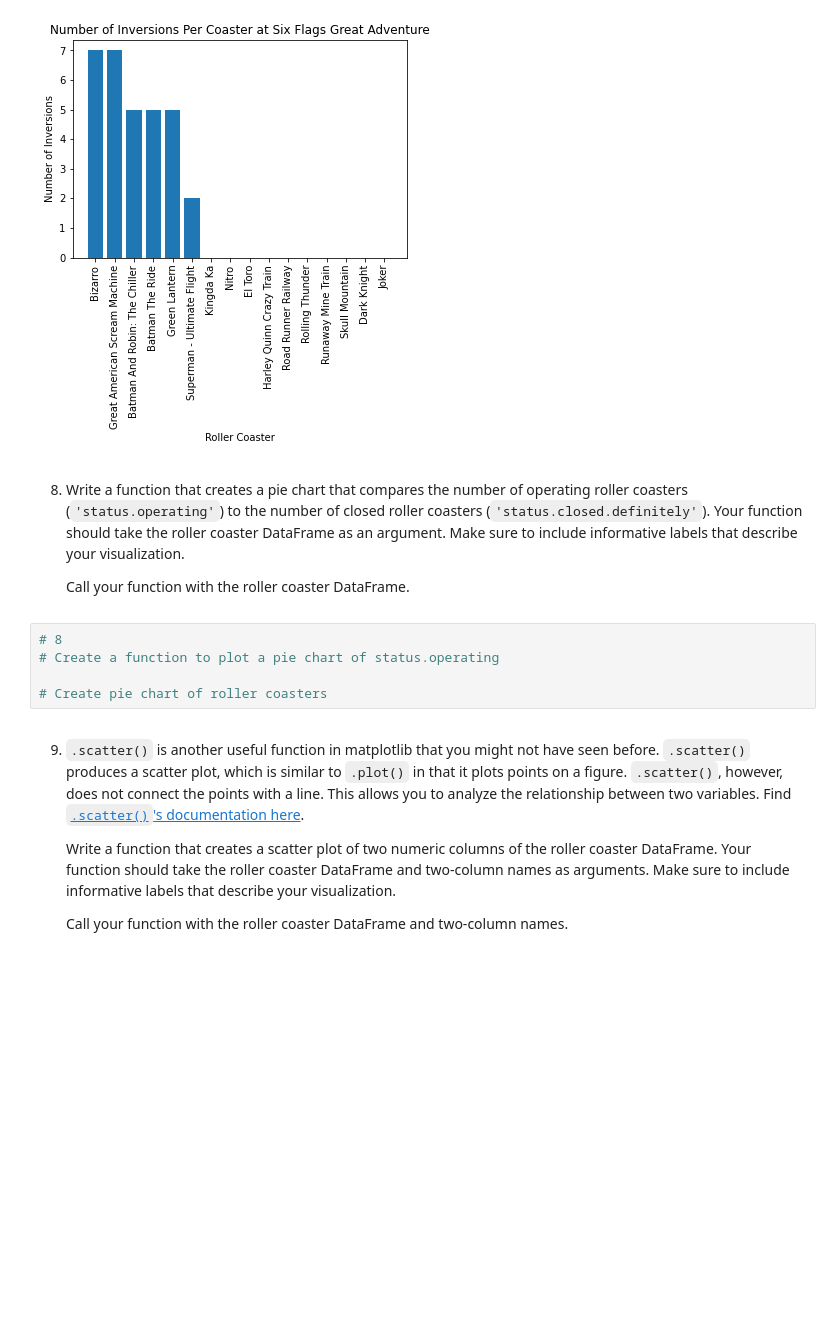
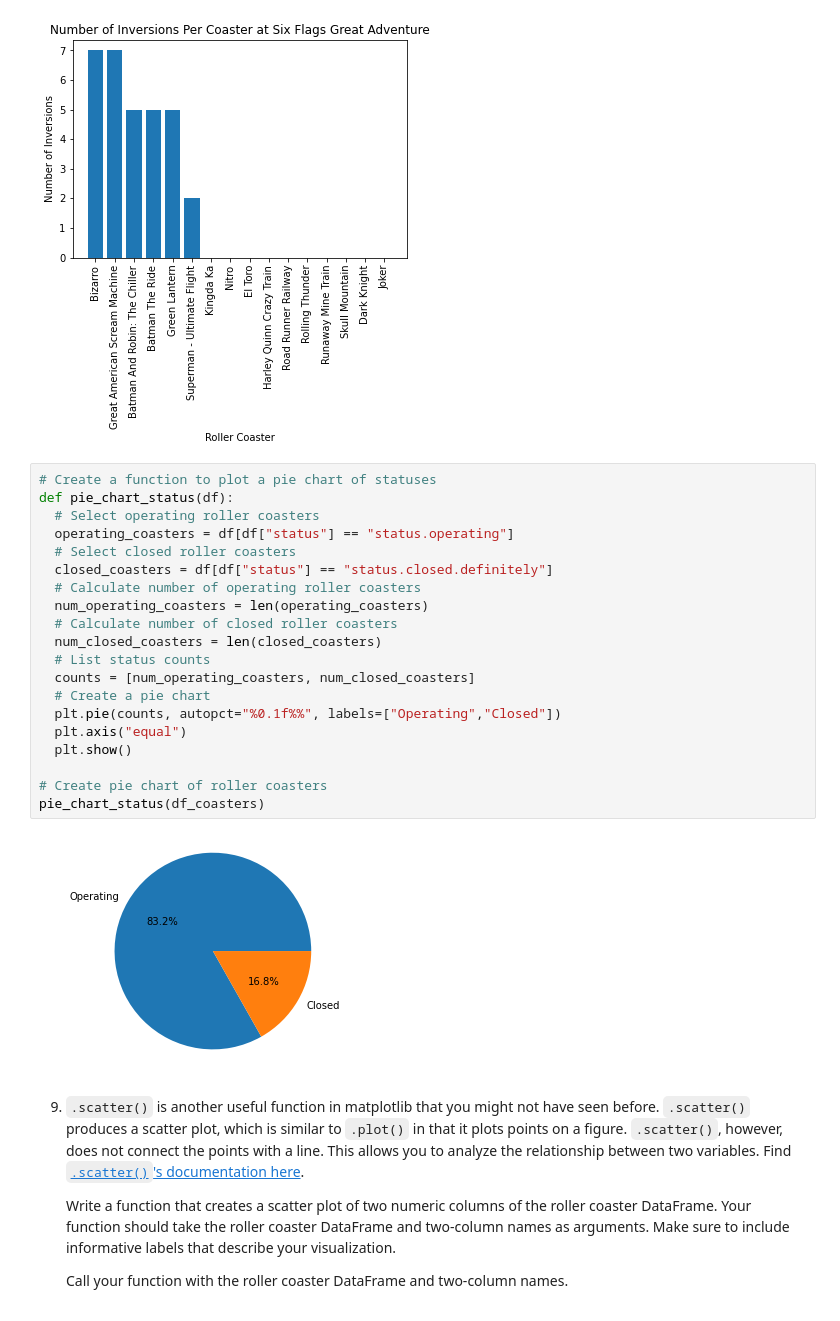
Before and after one commit to soyuz108/Roller-Coasters, a Jupyter notebook: Roller Coaster.ipynb, the cells around one changed output. Drawn from its saved outputs; the diff is of its cells as text; blank space fills up the shorter version.

Commit message:
Function #7, fixes

```diff
--- a/Roller Coaster.ipynb
+++ b/Roller Coaster.ipynb
@@ -212,15 +206,28 @@ def plot_inversions_by_coaster(df, park_name):
 plot_inversions_by_coaster(df_coasters, "Six Flags Great Adventure")
 # %% [output]
 [figure]
-# %% [markdown]
-8. Write a function that creates a pie chart that compares the number of operating roller coasters (`'status.operating'`) to the number of closed roller coasters (`'status.closed.definitely'`). Your function should take the roller coaster DataFrame as an argument. Make sure to include informative labels that describe your visualization.
-
-   Call your function with the roller coaster DataFrame.
-# %%
-# 8
-# Create a function to plot a pie chart of status.operating
-
-# Create pie chart of roller coasters
+# %%
+# Create a function to plot a pie chart of statuses
+def pie_chart_status(df):
+  # Select operating roller coasters
+  operating_coasters = df[df["status"] == "status.operating"]
+  # Select closed roller coasters
+  closed_coasters = df[df["status"] == "status.closed.definitely"]
+  # Calculate number of operating roller coasters
+  num_operating_coasters = len(operating_coasters)
+  # Calculate number of closed roller coasters
+  num_closed_coasters = len(closed_coasters)
+  # List status counts
+  counts = [num_operating_coasters, num_closed_coasters]
+  # Create a pie chart
+  plt.pie(counts, autopct="%0.1f%%", labels=["Operating","Closed"])
+  plt.axis("equal")
+  plt.show()
+
+# Create pie chart of roller coasters
+pie_chart_status(df_coasters)
+# %% [output]
+[figure, added]
 # %% [markdown]
 9. `.scatter()` is another useful function in matplotlib that you might not have seen before. `.scatter()` produces a scatter plot, which is similar to `.plot()` in that it plots points on a figure. `.scatter()`, however, does not connect the points with a line. This allows you to analyze the relationship between two variables. Find [`.scatter()`'s documentation here](https://matplotlib.org/stable/api/_as_gen/matplotlib.pyplot.scatter.html).
 
```
Also changed, not shown: parts of 3 cells of this notebook.
